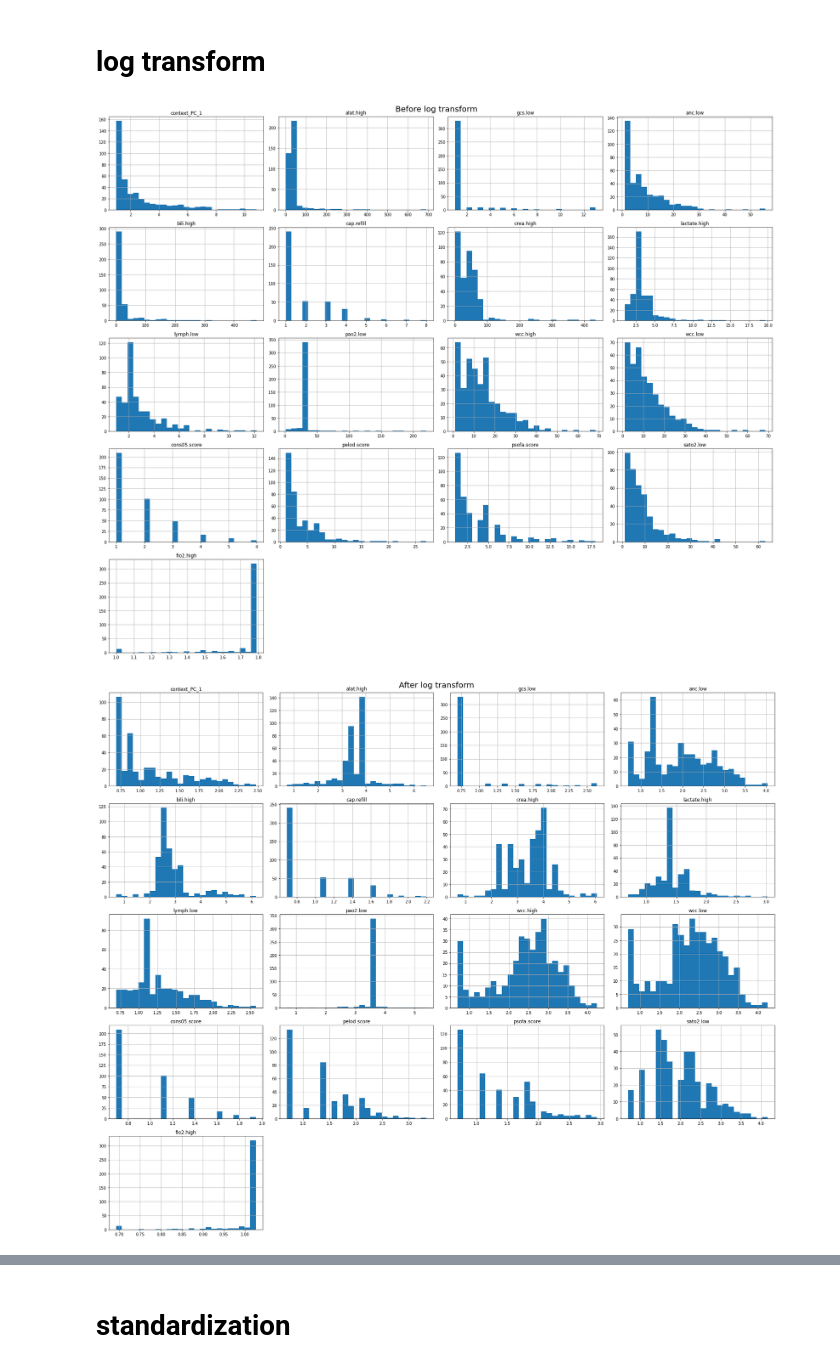
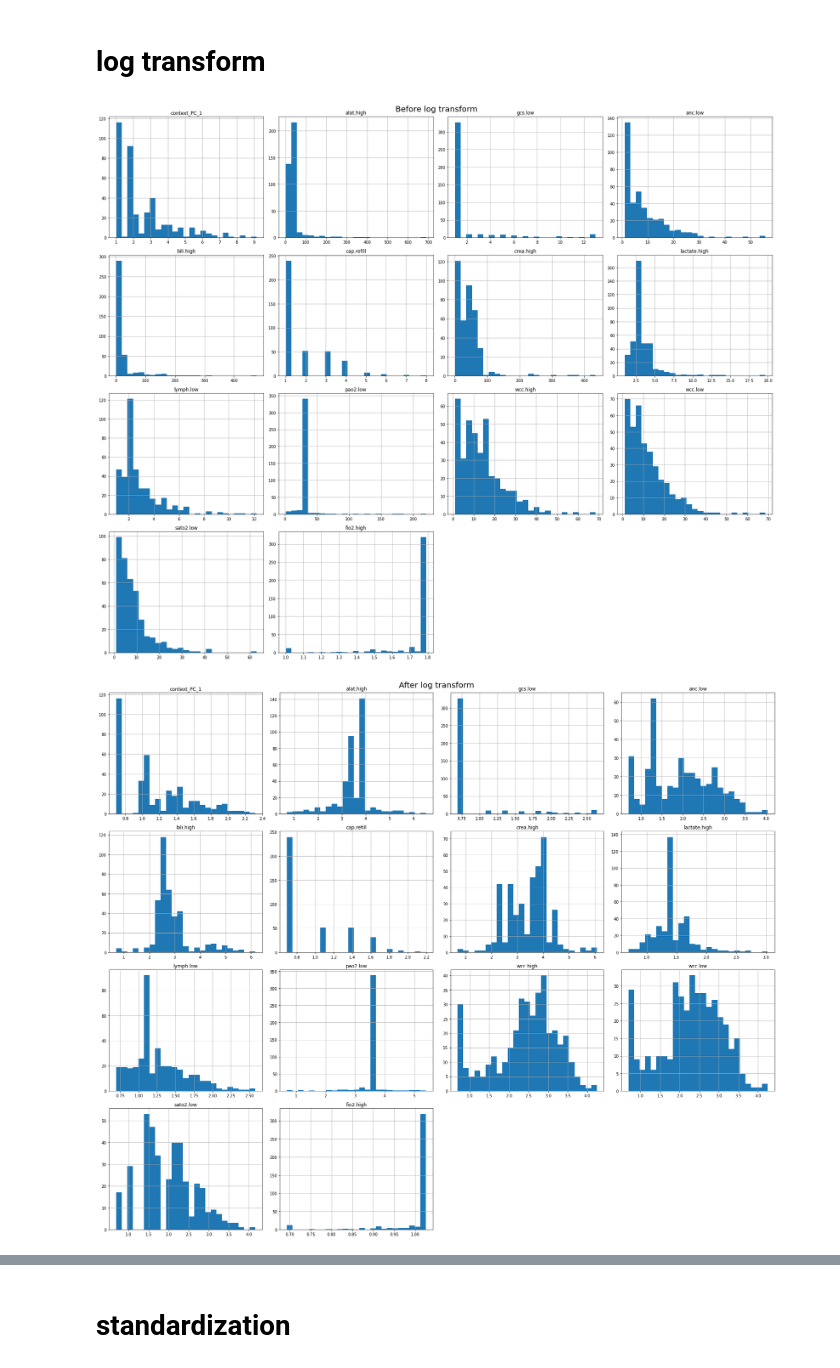
Before and after one commit to BorgwardtLab/Pediatric-Sepsis, a Jupyter notebook: SingleView/ConsensusClustering/Preprocessing_NormalValues.ipynb, the cells around one changed output, grey strips where cells are left out. Saved outputs shown, nothing was run; the diff lists cells and outputs as text; code cells hidden in the pictures.

```diff
--- a/SingleView/ConsensusClustering/Preprocessing_NormalValues.ipynb
+++ b/SingleView/ConsensusClustering/Preprocessing_NormalValues.ipynb
@@ -296,33 +268,10 @@ demographics = [
 ]
 
 context = (
-    chronic_conditions + cons_scores + ["niv", "iv", "hfnc", "ecls", "inotrope", "crrt"]
+    chronic_conditions + ["niv", "iv", "hfnc", "ecls", "inotrope", "crrt"]
 )
 
 infections_new = infections + pathogen + abx_treatment
-
-organs_new = [
-    "cons05.resp",
-    "cons05.cvs",
-    "cons05.cns",
-    "cons05.ren",
-    "cons05.hep",
-    "cons05.hem",
-    "cons05.score",
-    "pelod.resp",
-    "pelod.cvs",
-    "pelod.cns",
-    "pelod.ren",
-    "pelod.hem",
-    "pelod.score",
-    "psofa.resp",
-    "psofa.cvs",
-    "psofa.cns",
-    "psofa.ren",
-    "psofa.hep",
-    "psofa.hem",
-    "psofa.score",
-]
 
 physio_measurements = [
     "temp.high",
@@ -487,35 +465,32 @@ cols_to_log = [
     "pao2.low",
     "wcc.high",
     "wcc.low",
-    "cons05.score",
-    "pelod.score",
-    "psofa.score",
     "sato2.low",
     "fio2.high",
 ]
 
 clinical_view_new["sato2.low"] = (
     clinical_view_new["sato2.low"].max() - clinical_view_new["sato2.low"]
 )
 clinical_view_new["gcs.low"] = (
     clinical_view_new["gcs.low"].max() - clinical_view_new["gcs.low"]
 )
 clinical_view_new["fio2.high"] = clinical_view_new["fio2.high"].max() - clinical_view_new["fio2.high"]
 
 clinical_view_new[cols_to_log] = (
     clinical_view_new[cols_to_log] - clinical_view_new[cols_to_log].min() + 1
 )
 
 clinical_view_new[cols_to_log].hist(bins=25, figsize=(24, 20))
 plt.suptitle("Before log transform", fontsize=20)
 plt.tight_layout()
 plt.show()
 
 clinical_view_new[cols_to_log] = np.log(clinical_view_new[cols_to_log] + 1)
 clinical_view_new[cols_to_log].hist(bins=25, figsize=(24, 20))
 plt.suptitle("After log transform", fontsize=20)
 plt.tight_layout()
 plt.show()
 # %% [output]
-[figure, old version]
+[figure, new version]
-[figure, old version]
+[figure, new version]
```
Also changed, not shown: parts of 28 cells of this notebook, 16 other files.
